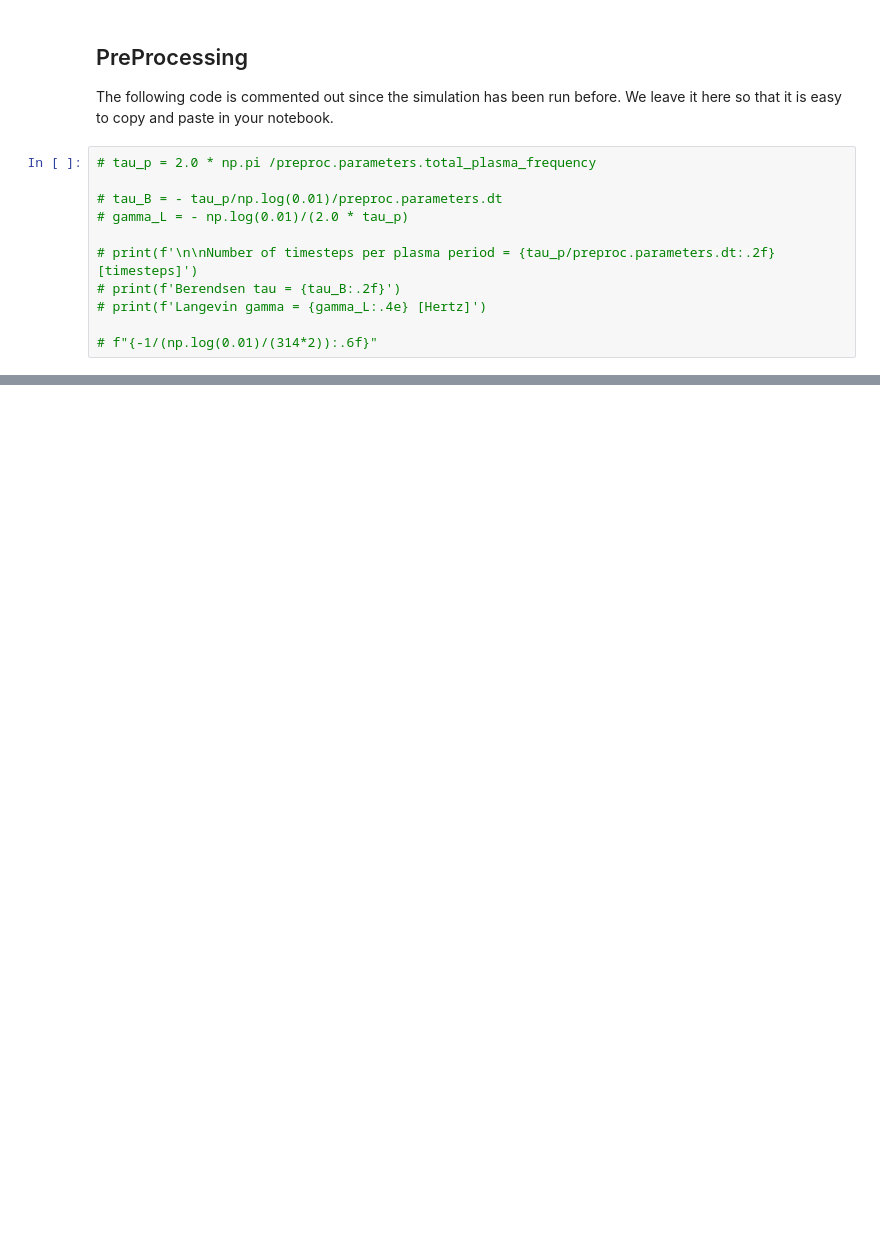
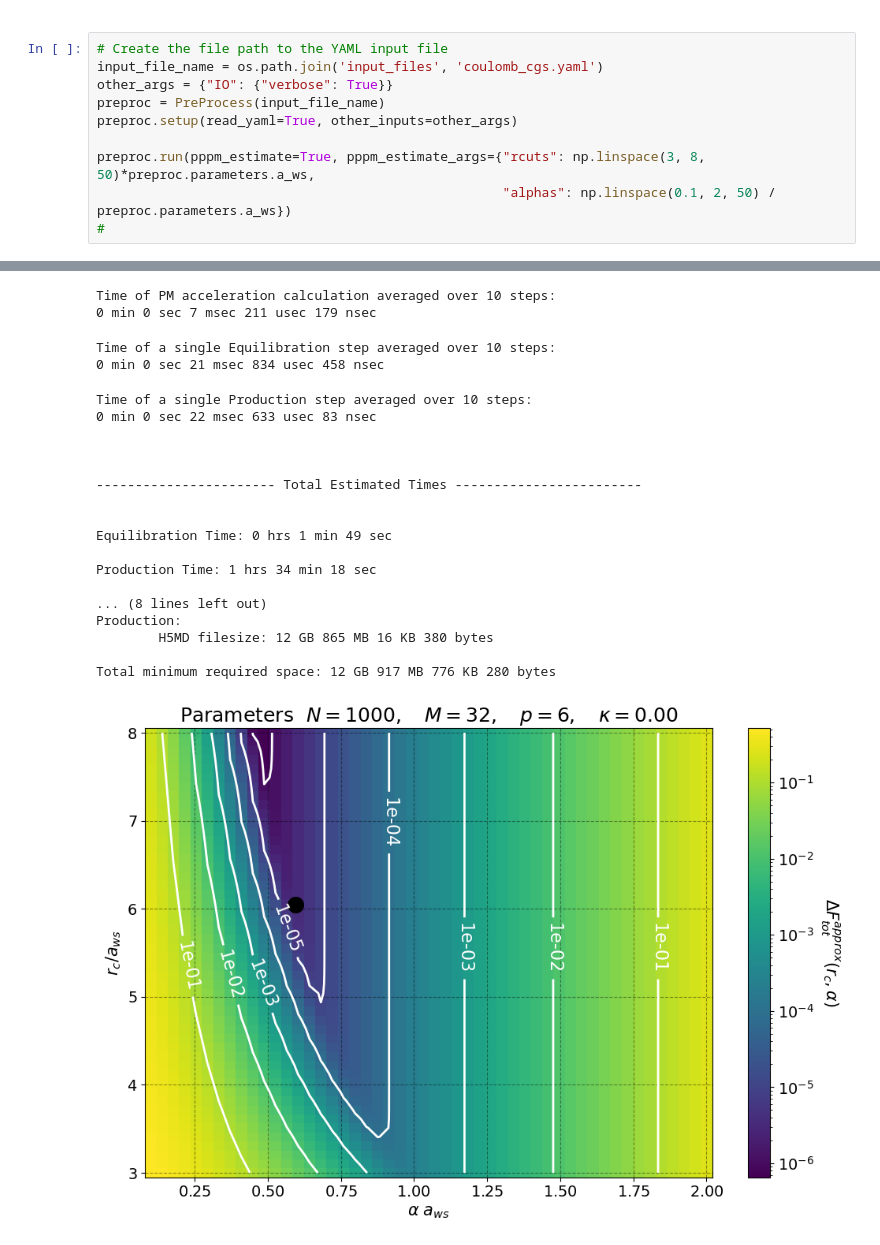
Before and after one commit to lucianogsilvestri/sarkas, a Jupyter notebook: docs/examples/OCP/OCP.ipynb, the cells around one changed output, grey strips where cells are left out. Cells and saved outputs as stored; diff of their text form; blank space fills up the shorter version.

Commit message:
Fix pkg_resources deprecation. Add plotly and plotting styles. Add interactive plotting of PPPM Parameters Estimation.

```diff
--- a/docs/examples/OCP/OCP.ipynb
+++ b/docs/examples/OCP/OCP.ipynb
@@ -23,15 +19,15 @@ input_file_name = os.path.join('input_files', 'coulomb_cgs.yaml')
 # %% [markdown]
-## PreProcessing
+<!-- ## PreProcessing
 
-The following code is commented out since the simulation has been run before. We leave it here so that it is easy to copy and paste in your notebook.
+The following code is commented out since the simulation has been run before. We leave it here so that it is easy to copy and paste in your notebook. -->
 # %%
-# tau_p = 2.0 * np.pi /preproc.parameters.total_plasma_frequency
+# Create the file path to the YAML input file
+input_file_name = os.path.join('input_files', 'coulomb_cgs.yaml')
+other_args = {"IO": {"verbose": True}}
+preproc = PreProcess(input_file_name)
+preproc.setup(read_yaml=True, other_inputs=other_args)
 
-# tau_B = - tau_p/np.log(0.01)/preproc.parameters.dt
-# gamma_L = - np.log(0.01)/(2.0 * tau_p)
-
-# print(f'\n\nNumber of timesteps per plasma period = {tau_p/preproc.parameters.dt:.2f} [timesteps]')
-# print(f'Berendsen tau = {tau_B:.2f}')
-# print(f'Langevin gamma = {gamma_L:.4e} [Hertz]')
-
-# f"{-1/(np.log(0.01)/(314*2)):.6f}"
+preproc.run(pppm_estimate=True, pppm_estimate_args={"rcuts": np.linspace(3, 8, 50)*preproc.parameters.a_ws,
+                                                    "alphas": np.linspace(0.1, 2, 50) / preproc.parameters.a_ws})
+#
+# %% [output]
@@ -37,0 +53,22 @@ The following code is commented out since the simulation has been run before. We
+Time of PM acceleration calculation averaged over 10 steps:
+0 min 0 sec 7 msec 211 usec 179 nsec
+Time of a single Equilibration step averaged over 10 steps:
+0 min 0 sec 21 msec 834 usec 458 nsec
+Time of a single Production step averaged over 10 steps:
+0 min 0 sec 22 msec 633 usec 83 nsec
+
+
+
+----------------------- Total Estimated Times ------------------------
+
+
+Equilibration Time: 0 hrs 1 min 49 sec
+
+Production Time: 1 hrs 34 min 18 sec
+
+... (8 lines left out)
+Production:
+        H5MD filesize: 12 GB 865 MB 16 KB 380 bytes
+
+Total minimum required space: 12 GB 917 MB 776 KB 280 bytes
+[figure, added]
```
Also changed, not shown: parts of 51 cells of this notebook, 20 other files.
